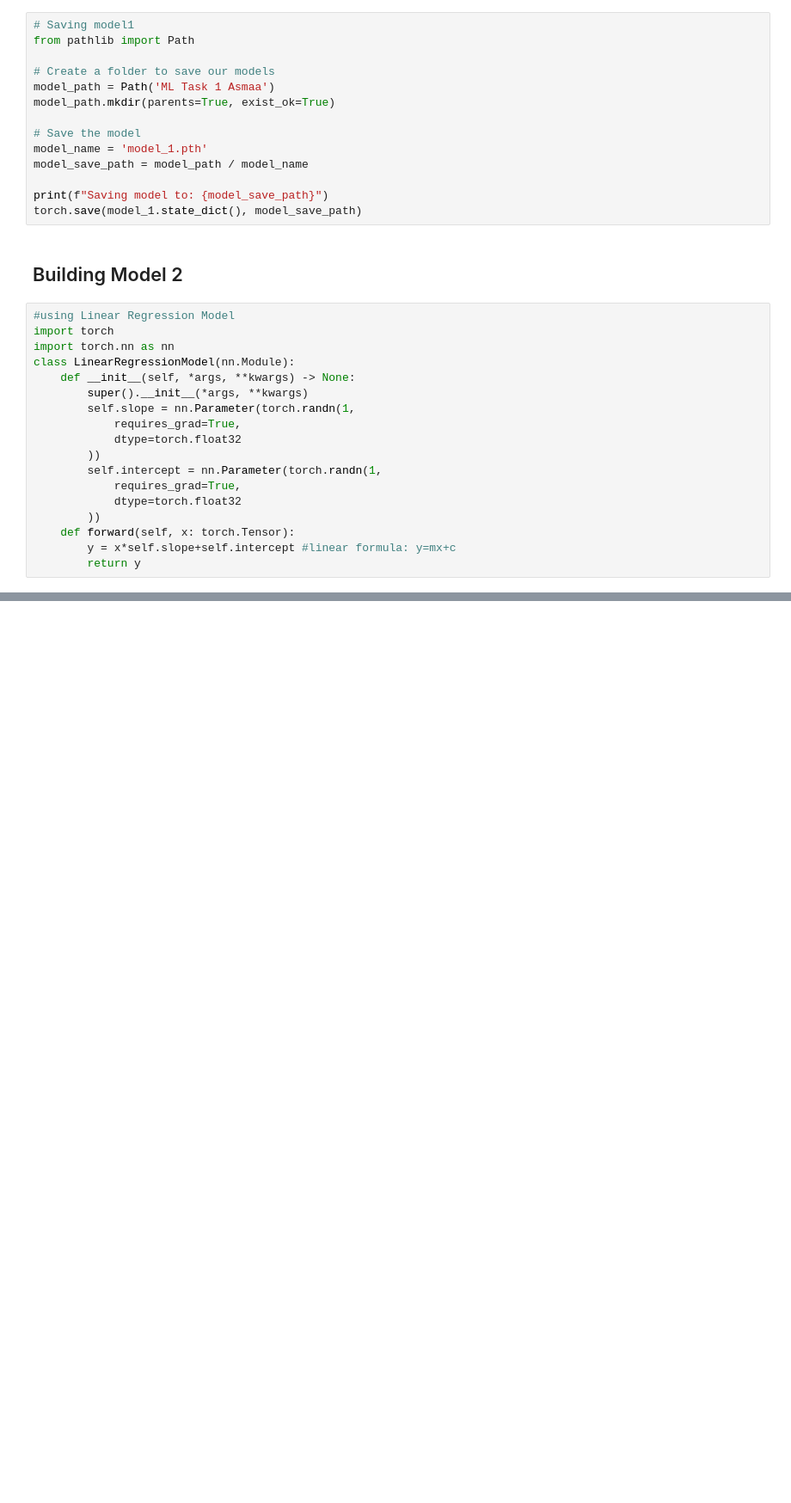
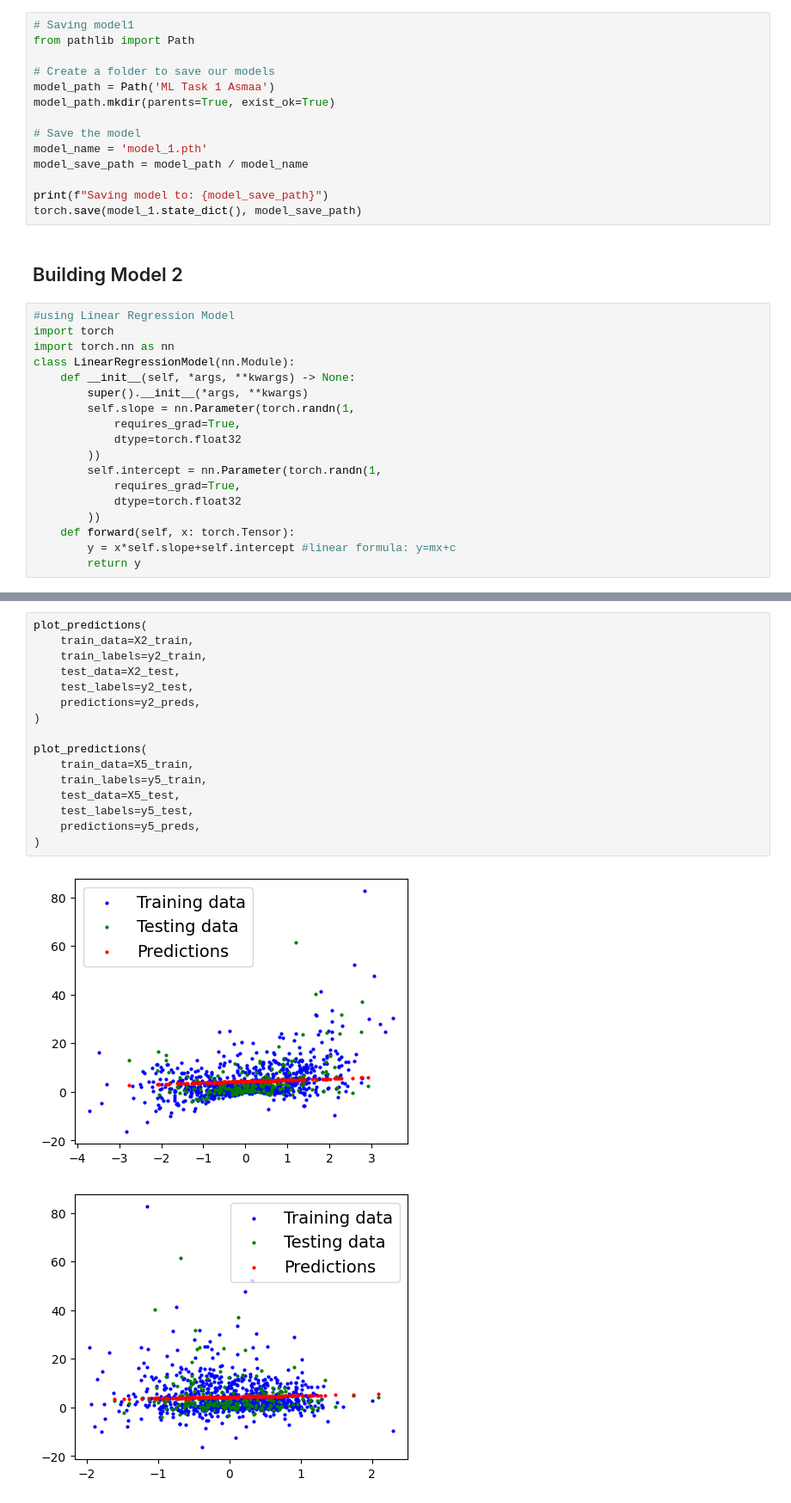
Before and after one commit to MuhammadTarek10/ML-DL, a Jupyter notebook: ml-dl-intro/tasks/Asmaa Ghanem1.ipynb, the cells around one changed output, grey strips where cells are left out. Shown at 86% size. Saved outputs shown, nothing was run; the diff lists cells and outputs as text; blank space fills up the shorter version.

```diff
--- a/ml-dl-intro/tasks/Asmaa Ghanem1.ipynb
+++ b/ml-dl-intro/tasks/Asmaa Ghanem1.ipynb
@@ -421,0 +530,19 @@ class LinearRegressionModel(nn.Module):
+# %%
+plot_predictions(
+    train_data=X2_train,
+    train_labels=y2_train,
+    test_data=X2_test,
+    test_labels=y2_test,
+    predictions=y2_preds,
+)
+
+plot_predictions(
+    train_data=X5_train,
+    train_labels=y5_train,
+    test_data=X5_test,
+    test_labels=y5_test,
+    predictions=y5_preds,
+)
+# %% [output]
+[figure, added]
+[figure, added]
```
Also changed, not shown: parts of 7 cells of this notebook.
